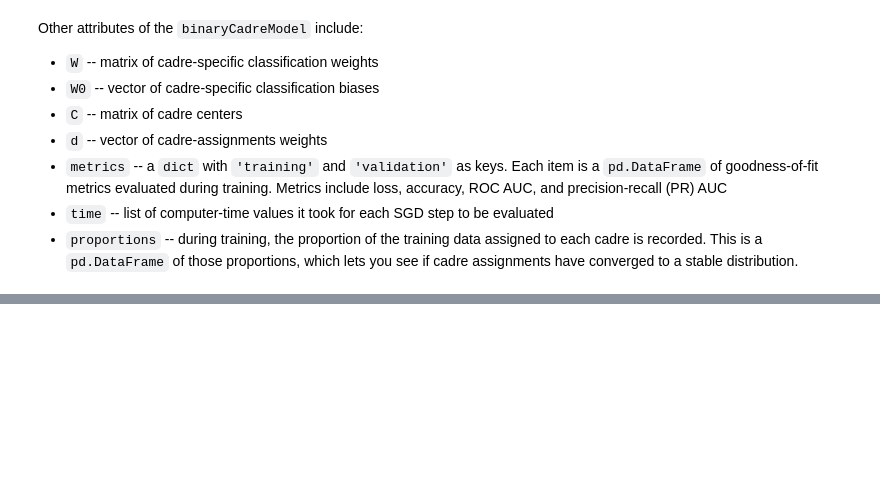
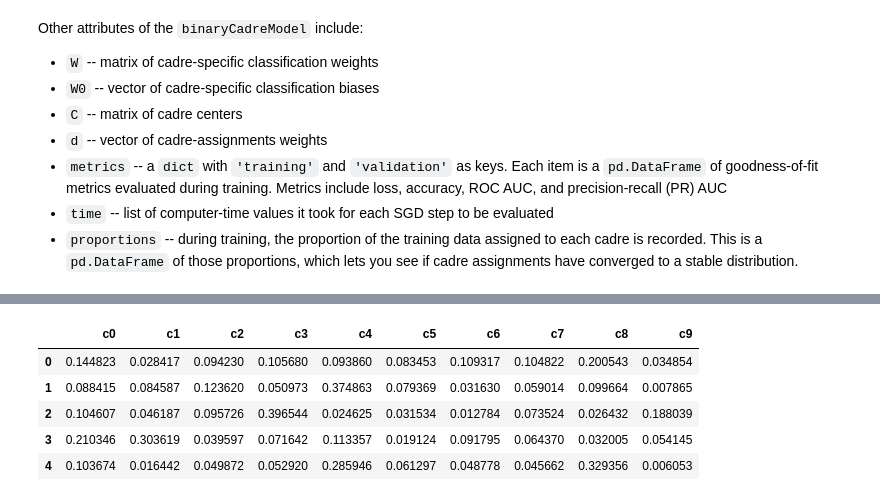
Before and after one commit to newalexander/supervised-cadres, a Jupyter notebook: examples/BinaryClassificationExample.ipynb, the cells around one changed output, grey strips where cells are left out. Saved outputs shown, nothing was run; the diff lists cells and outputs as text; code cells hidden in the pictures; blank space fills up the shorter version.

```diff
--- a/examples/BinaryClassificationExample.ipynb
+++ b/examples/BinaryClassificationExample.ipynb
@@ -79,3 +102,3 @@ Other attributes of the `binaryCadreModel` include:
 # %%
-scm = binaryCadreModel(Tmax=17001, record=50, eps=1e-4, lambda_W=1e-3, lambda_d=1e-3, M=10)
+scm = binaryCadreModel(Tmax=20001, record=50, eps=1e-4, lambda_W=1e-3, lambda_d=1e-3, M=10, gamma=1.)
 scm.fit(D_tr, 'target', features, features, D_va, progress=True)
@@ -94,3 +160,14 @@ pd.Series(m).value_counts()
+# %%
+G_pd = pd.DataFrame(G)
+G_pd.columns = ['c'+str(m) for m in range(10)]
+G_pd.head()
+# %% [output]
+|  | c0 | c1 | c2 | c3 | c4 | c5 | c6 | c7 | c8 | c9 |
+| 0 | 0.144823 | 0.028417 | 0.094230 | 0.105680 | 0.093860 | 0.083453 | 0.109317 | 0.104822 | 0.200543 | 0.034854 |
+| 1 | 0.088415 | 0.084587 | 0.123620 | 0.050973 | 0.374863 | 0.079369 | 0.031630 | 0.059014 | 0.099664 | 0.007865 |
+| 2 | 0.104607 | 0.046187 | 0.095726 | 0.396544 | 0.024625 | 0.031534 | 0.012784 | 0.073524 | 0.026432 | 0.188039 |
+| 3 | 0.210346 | 0.303619 | 0.039597 | 0.071642 | 0.113357 | 0.019124 | 0.091795 | 0.064370 | 0.032005 | 0.054145 |
+| 4 | 0.103674 | 0.016442 | 0.049872 | 0.052920 | 0.285946 | 0.061297 | 0.048778 | 0.045662 | 0.329356 | 0.006053 |
 # %%
 from itertools import product
 from joblib import Parallel, delayed
```
Also changed, not shown: parts of 18 cells of this notebook.
